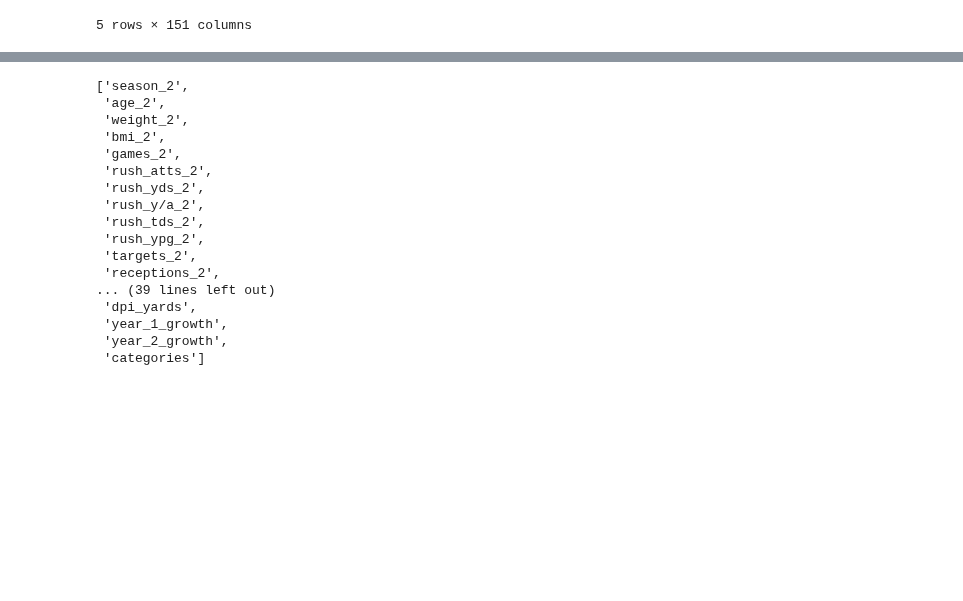
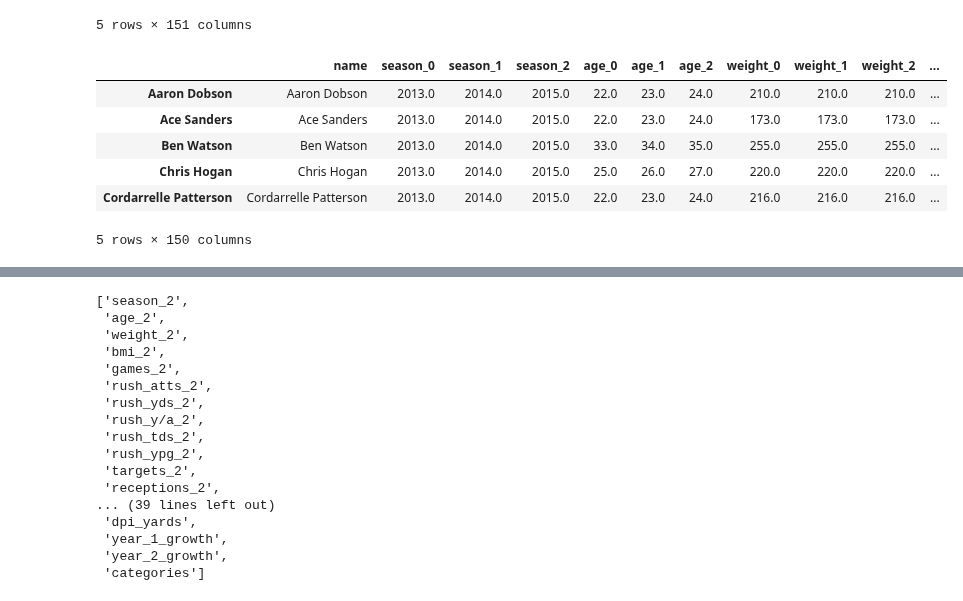
Before and after one commit to oneilltp18/GABBERT, a Jupyter notebook: wide_receivers/csv_update_model_build.ipynb, the cells around one changed output, grey strips where cells are left out. Saved outputs shown, nothing was run; the diff lists cells and outputs as text; code cells hidden in the pictures; blank space fills up the shorter version.

```diff
--- a/wide_receivers/csv_update_model_build.ipynb
+++ b/wide_receivers/csv_update_model_build.ipynb
@@ -211,6 +11,9 @@ rooks_df.to_csv('/Users/TerryONeill/Terry_git/Capstone/GABBERT/wide_receivers/ro
 ## features needed to save the final csv
 df = pd.read_csv('https://raw.githubusercontent.com/oneilltp18/GABBERT/master/wide_receivers/pivot_catcherr.csv')
 
+## Now I am importing the pivoted csv of just the people who were rookies in
+## 2013, this is our overall validation set that we are predicting
+rooks_df = pd.read_csv('https://raw.githubusercontent.com/oneilltp18/GABBERT/master/wide_receivers/rooks_df.csv')
 
 #######
 ####### All the below code has been commented out since it was only necessary the first time through, as
@@ -222,8 +25,10 @@ df = pd.read_csv('https://raw.githubusercontent.com/oneilltp18/GABBERT/master/wi
 # going to set the index to the name of the player
 df.set_index(df.name, inplace = True)
 
+
 # need to drop the name column as it is now the index
 df.drop('name', axis = 1, inplace = True)
+
 
 # ## I also need to drop a couple year 4 stats that snuck in for some reason
 # df.drop(['receptions_3', 'rec_yards_3'], axis = 1, inplace = True)
@@ -247,3 +52,18 @@ df.head()
 | Aaron Halterman | 2007.0 | 2008.0 | 2009.0 | 25.0 | 26.0 | 27.0 | 255.0 | 255.0 | 255.0 | 30.2 | ... |
 | Aaron Moorehead | 2003.0 | 2004.0 | 2005.0 | 23.0 | 24.0 | 25.0 | 200.0 | 200.0 | 200.0 | 25.0 | ... |
 5 rows × 151 columns
+# %%
+## I need to set the index and drop the name col for the rookies as well
+# rooks_df.set_index(rooks_df['name'], inplace = True)
+# rooks_df.head()
+
+rooks_df.index = rooks_df.name.values
+rooks_df.head()
+# %% [output]
+|  | name | season_0 | season_1 | season_2 | age_0 | age_1 | age_2 | weight_0 | weight_1 | weight_2 | ... |
+| Aaron Dobson | Aaron Dobson | 2013.0 | 2014.0 | 2015.0 | 22.0 | 23.0 | 24.0 | 210.0 | 210.0 | 210.0 | ... |
+| Ace Sanders | Ace Sanders | 2013.0 | 2014.0 | 2015.0 | 22.0 | 23.0 | 24.0 | 173.0 | 173.0 | 173.0 | ... |
+| Ben Watson | Ben Watson | 2013.0 | 2014.0 | 2015.0 | 33.0 | 34.0 | 35.0 | 255.0 | 255.0 | 255.0 | ... |
+| Chris Hogan | Chris Hogan | 2013.0 | 2014.0 | 2015.0 | 25.0 | 26.0 | 27.0 | 220.0 | 220.0 | 220.0 | ... |
+| Cordarrelle Patterson | Cordarrelle Patterson | 2013.0 | 2014.0 | 2015.0 | 22.0 | 23.0 | 24.0 | 216.0 | 216.0 | 216.0 | ... |
+5 rows × 150 columns
```
Also changed, not shown: parts of 23 cells of this notebook.
